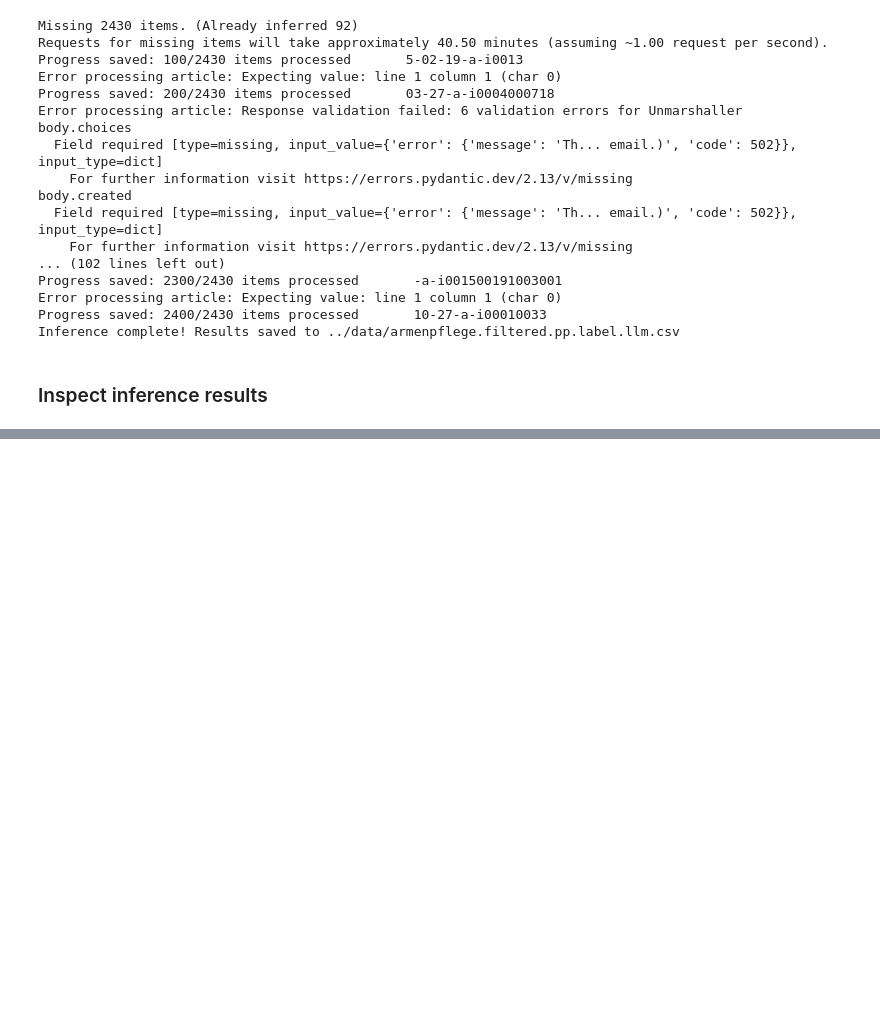
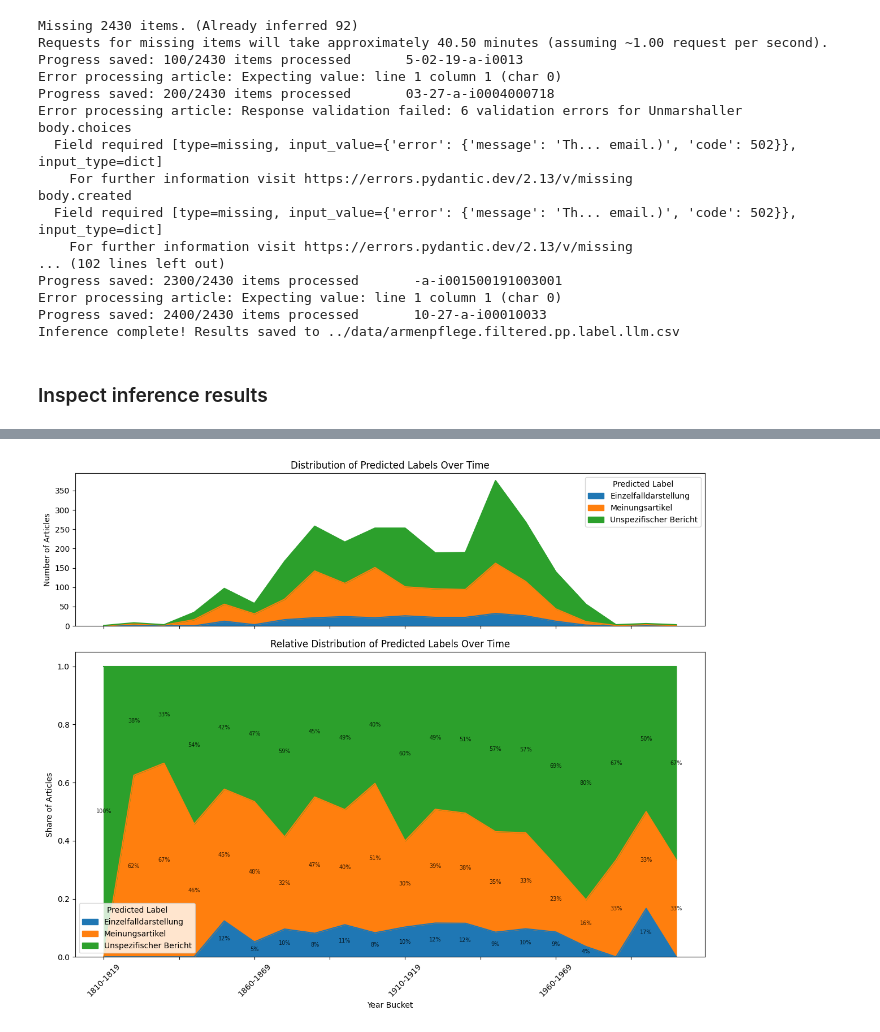
Before and after one commit to zentralbibliothek-zuerich/zblab-summerschool-2026, a Jupyter notebook: notebooks/XX_Labeling.ipynb, the cells around one changed output, grey strips where cells are left out. Drawn from its saved outputs; the diff is of its cells as text; code cells hidden in the pictures; blank space fills up the shorter version.

```diff
--- a/notebooks/XX_Labeling.ipynb
+++ b/notebooks/XX_Labeling.ipynb
@@ -314,6 +310,11 @@ Once we are happy with the results on the tuning set, we evaluate **once** with
 
 The resulting metrics give us an impression for how well the model will behave on the whole dataset.
 # %%
+# Create two columns for the LLM responses
+labels_df["predicted_label"] = None
+labels_df["reasoning"] = None
+
+# Split the dataframe into labelled and unlabelled subsets
 unlabelled_df = labels_df[labels_df["label"].isna()].copy()
 gold_df = labels_df[~labels_df["label"].isna()].copy()
 # %%
@@ -681,0 +720,87 @@ print(f"\nResults saved to: {INFERENCE_OUTPATH}")
+# %%
+full_inference_df = full_inference_df.join(labels_df[["year"]], how="left")
+full_inference_df = full_inference_df[full_inference_df["predicted_label"] != "error"]
+# %%
+import matplotlib.pyplot as plt
+
+def plot_predicted_labels_over_time(df: pd.DataFrame, bucket_size: int):
+    df = df.copy()
+    df = df[df["year"].notna()].copy()
+    df["year"] = df["year"].astype(int)
+
+    start = (df["year"].min() // bucket_size) * bucket_size
+    end = (df["year"].max() // bucket_size + 1) * bucket_size
+
+    # Include the final bin edge so the newest interval is not dropped.
+    bins = range(start, end + 1, bucket_size)
+    labels = [f"{bucket_start}-{bucket_start + bucket_size - 1}" for bucket_start in bins[:-1]]
+    df["year_bucket"] = pd.cut(
+        df["year"],
+        bins=bins,
+        labels=labels,
+        include_lowest=True,
+    )
+
+    label_counts_by_bucket = df.groupby(["year_bucket", "predicted_label"], observed=False).size().unstack(fill_value=0)
+    label_counts_by_bucket = label_counts_by_bucket.reindex(labels, fill_value=0)
+    label_counts_by_bucket_percentage = label_counts_by_bucket.div(
+        label_counts_by_bucket.sum(axis=1).replace(0, pd.NA),
+        axis=0,
+    ).fillna(0)
+
+    fig, axes = plt.subplots(
+        2,
+        1,
+        figsize=(12, 10),
+        sharex=True,
+        gridspec_kw={"height_ratios": [1, 2]},
+    )
+
+    label_counts_by_bucket.plot(kind="area", stacked=True, ax=axes[0])
+    axes[0].set_title("Distribution of Predicted Labels Over Time")
+    axes[0].set_xlabel("Year Bucket")
+    axes[0].set_ylabel("Number of Articles")
+    axes[0].legend(title="Predicted Label")
+
+    label_counts_by_bucket_percentage.plot(kind="area", stacked=True, ax=axes[1])
+    axes[1].set_title("Relative Distribution of Predicted Labels Over Time")
+    axes[1].set_xlabel("Year Bucket")
+    axes[1].set_ylabel("Share of Articles")
+    axes[1].legend(title="Predicted Label")
+
+    # Add small percentage annotations inside each stacked area segment.
+    frac_values = label_counts_by_bucket_percentage
+    for x_pos in range(len(frac_values.index)):
+        lower = 0.0
+        for col in frac_values.columns:
+            value_frac = float(frac_values.iloc[x_pos][col])
+            if value_frac <= 0:
+                continue
+            y_pos = lower + value_frac / 2
+            if value_frac >= 0.03:
+                axes[1].text(
+                    x_pos,
+                    y_pos,
+                    f"{int(round(value_frac * 100))}%",
+                    ha="center",
+                    va="center",
+                    fontsize=7,
+                    color="black",
+                    alpha=0.8,
+                )
+            lower += value_frac
+
+    for ax in axes:
+        ax.tick_params(axis="x", rotation=45)
+
+    plt.tight_layout()
+    plt.show()
+
+# Create stacked area charts for absolute and relative label distribution over time.
+
+# ⬇️⬇️⬇️
+BUCKET_SIZE = 10  # Adjust the bucket size and critique its effect on the visualization.
+
+plot_predicted_labels_over_time(full_inference_df, bucket_size=BUCKET_SIZE)
+# %% [output]
+[figure, added]
```
Also changed, not shown: parts of 11 cells of this notebook, 12 other files.
